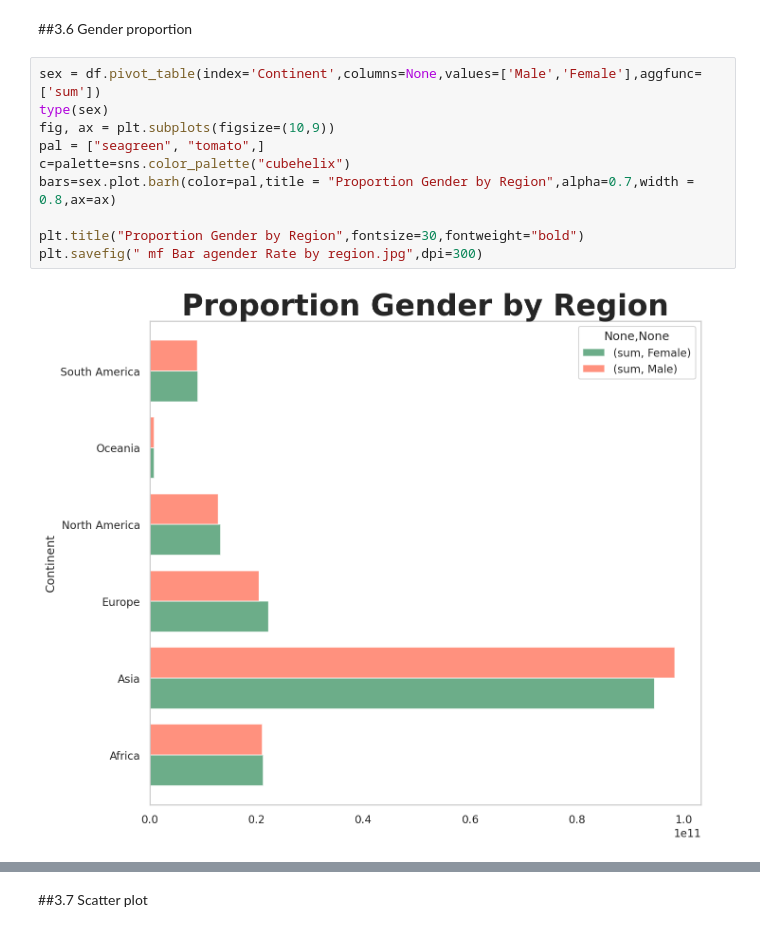
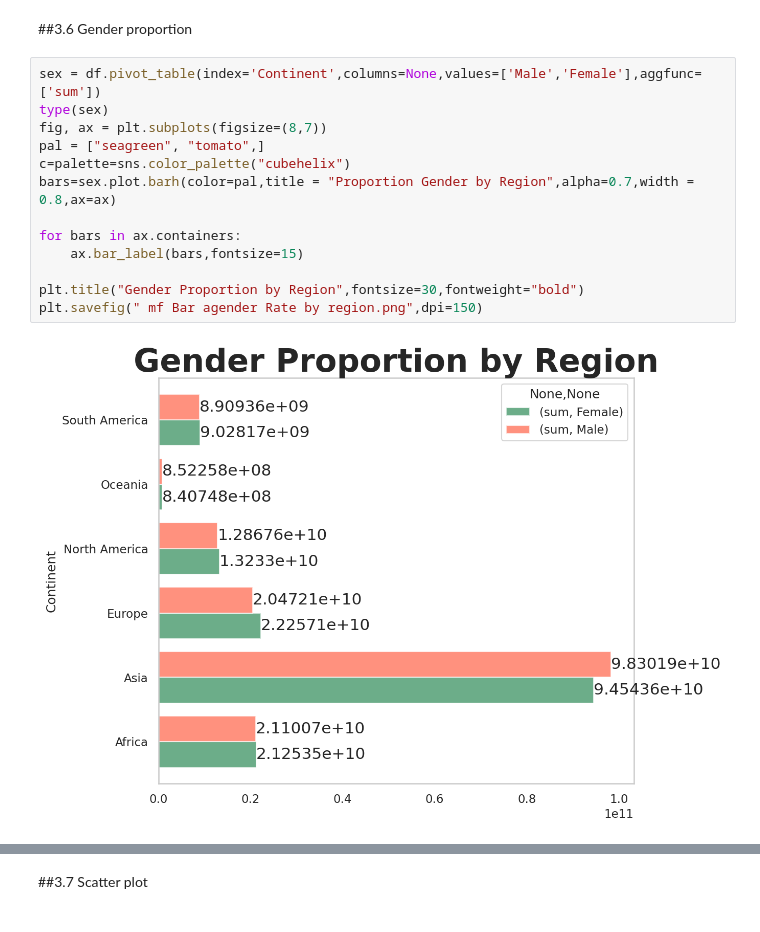
Before and after one commit to o-joe-v/World-Population, a Jupyter notebook: Master_final.ipynb, the cells around one changed output, grey strips where cells are left out. Saved outputs shown, nothing was run; the diff lists cells and outputs as text.

```diff
--- a/Master_final.ipynb
+++ b/Master_final.ipynb
@@ -581,15 +589,18 @@ plt.savefig(" Bar Age Rate by region.jpg",dpi=300)
 # %%
 sex = df.pivot_table(index='Continent',columns=None,values=['Male','Female'],aggfunc=['sum'])
 type(sex)
-fig, ax = plt.subplots(figsize=(10,9))
+fig, ax = plt.subplots(figsize=(8,7))
 pal = ["seagreen", "tomato",]
 c=palette=sns.color_palette("cubehelix")
 bars=sex.plot.barh(color=pal,title = "Proportion Gender by Region",alpha=0.7,width = 0.8,ax=ax)
 
-plt.title("Proportion Gender by Region",fontsize=30,fontweight="bold")
-plt.savefig(" mf Bar agender Rate by region.jpg",dpi=300)
+for bars in ax.containers:
+    ax.bar_label(bars,fontsize=15)
+
+plt.title("Gender Proportion by Region",fontsize=30,fontweight="bold")
+plt.savefig(" mf Bar agender Rate by region.png",dpi=150)
 # %% [output]
-[figure, old version]
+[figure, new version]
 # %%
 
 male =df['Male'].sum()
```
Also changed, not shown: parts of 15 cells of this notebook.
